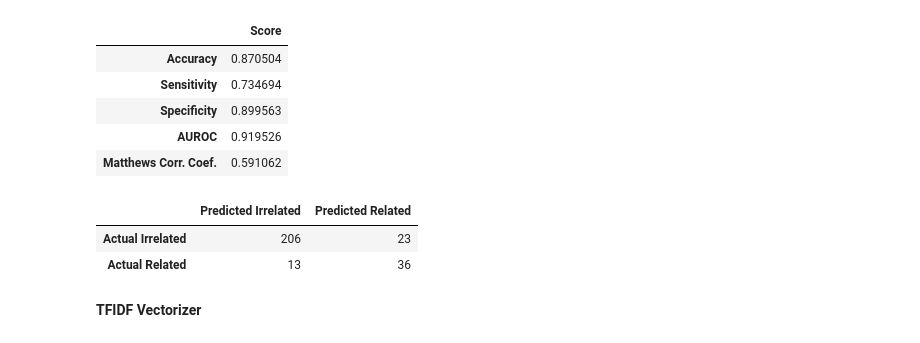
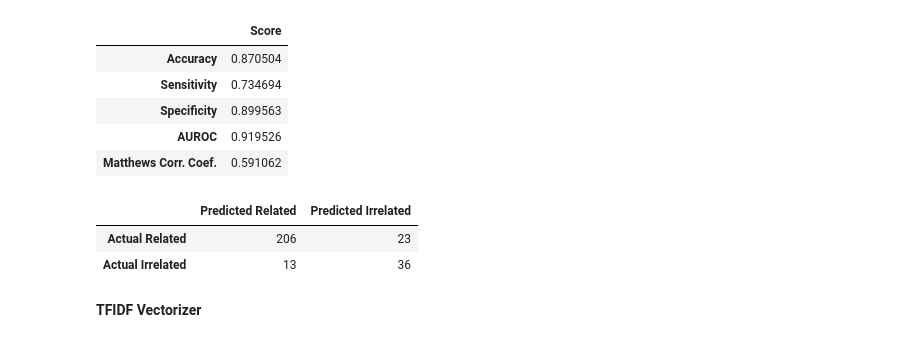
Before and after one commit to vivianyiny/eczema, a Jupyter notebook: Preprocessing & Modeling_tuning.ipynb, the cells around one changed output. Saved outputs shown, nothing was run; the diff lists cells and outputs as text; code cells hidden in the pictures.

```diff
--- a/Preprocessing & Modeling_tuning.ipynb
+++ b/Preprocessing & Modeling_tuning.ipynb
@@ -402,14 +402,14 @@ AUROC=0.9195258889582034 ; roc_auc_score= 0.9195258889582034 ; roc_auc_prob= 0.9
 # %%
 # Generating a confusion matrix on the test results
 
 metrics.confusion_matrix_dataframe(y_test,
                                    cvec_svc_preds,
-                                   columns = ["Predicted Irrelated", "Predicted Related"],
-                                   index   = ["Actual Irrelated", "Actual Related"])
+                                   columns = ["Predicted Related", "Predicted Irrelated"],
+                                   index   = ["Actual Related", "Actual Irrelated"])
 # %% [output]
-|  | Predicted Irrelated | Predicted Related |
-| Actual Irrelated | 206 | 23 |
-| Actual Related | 13 | 36 |
+|  | Predicted Related | Predicted Irrelated |
+| Actual Related | 206 | 23 |
+| Actual Irrelated | 13 | 36 |
 # %% [markdown]
 **TFIDF Vectorizer**
 # %%
```
Also changed, not shown: parts of 1 cell of this notebook.
